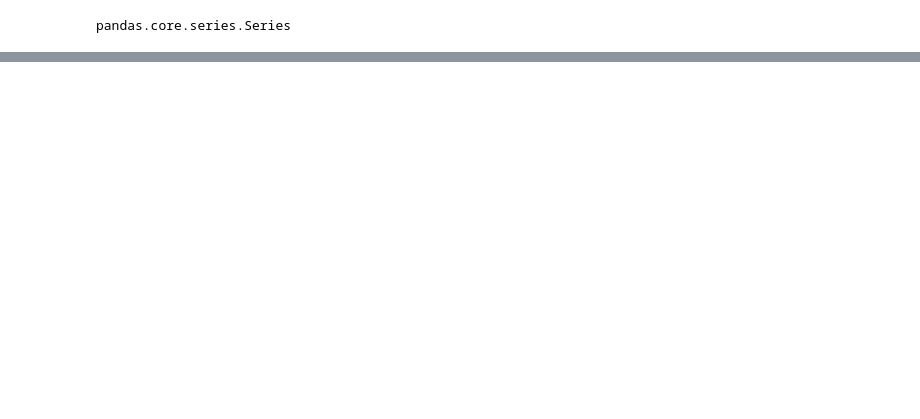
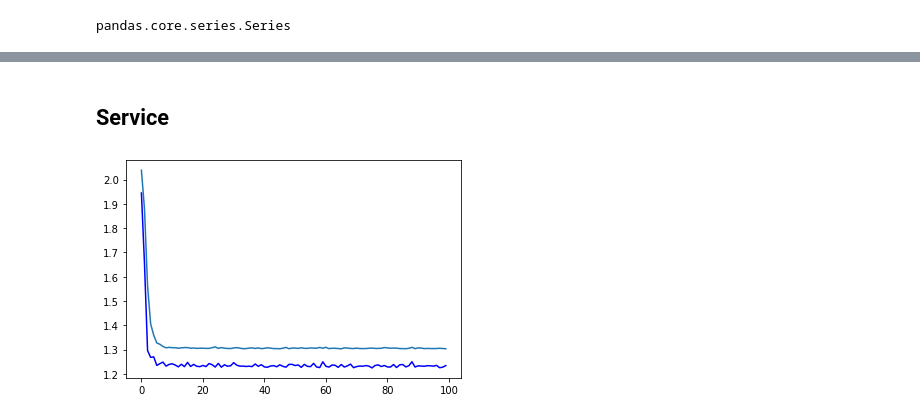
Before and after one commit to yoonputer/Team_Project2, a Jupyter notebook: Deeplearning/test_dummy.ipynb, the cells around one changed output, grey strips where cells are left out. Cells and saved outputs as stored; diff of their text form; code cells hidden in the pictures; blank space fills up the shorter version.

```diff
--- a/Deeplearning/test_dummy.ipynb
+++ b/Deeplearning/test_dummy.ipynb
@@ -136,0 +237,2 @@ from nltk.tokenize import word_tokenize
+# %%
+x_train =tf.keras.preprocessing.sequence.pad_sequences(x_train, maxlen=300)
@@ -136,0 +267,10 @@ from nltk.tokenize import word_tokenize
+# %%
+model = tf.keras.models.Sequential()
+# %%
+model.add(tf.keras.layers.Embedding(input_dim= vocab_size, output_dim =30 ,input_length=300))
+model.add(tf.keras.layers.Bidirectional(tf.keras.layers.LSTM(128)))
+model.add(tf.keras.layers.Dense(8,activation='softmax'))
+
+model.compile(optimizer='adam', loss = 'sparse_categorical_crossentropy', metrics=['acc'])
+# %%
+hist = model.fit(x_train, y_train, epochs=100, batch_size=256, validation_split=0.3, shuffle=True)
@@ -136,0 +302,9 @@ from nltk.tokenize import word_tokenize
+# %% [markdown]
+## Service
+# %%
+import matplotlib.pyplot as plt
+plt.plot(hist.history['loss'])
+plt.plot(hist.history['val_loss'],'b-')
+plt.show()
+# %% [output]
+[figure, added]
```
Also changed, not shown: parts of 59 cells of this notebook.
